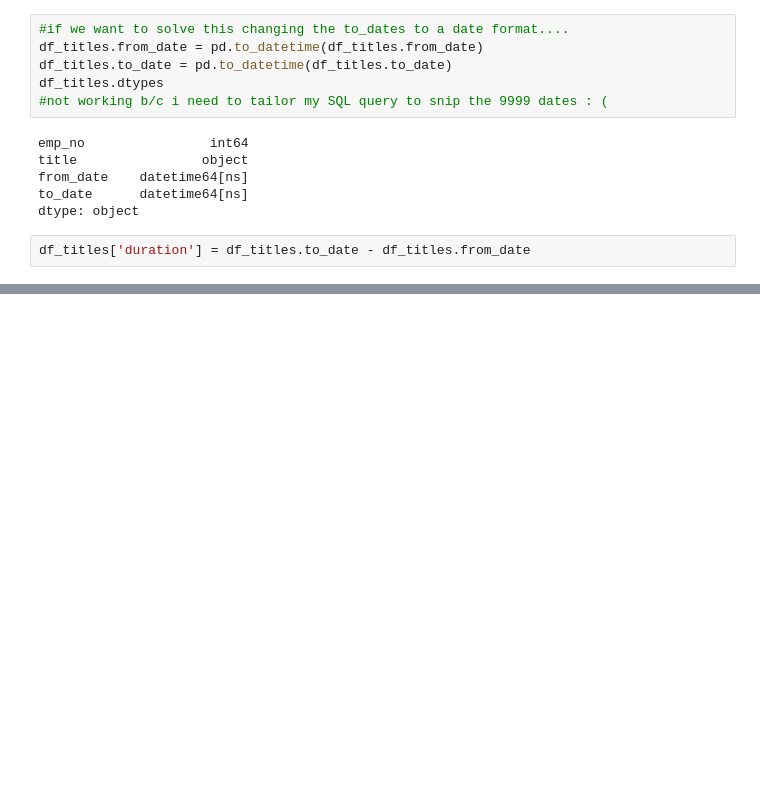
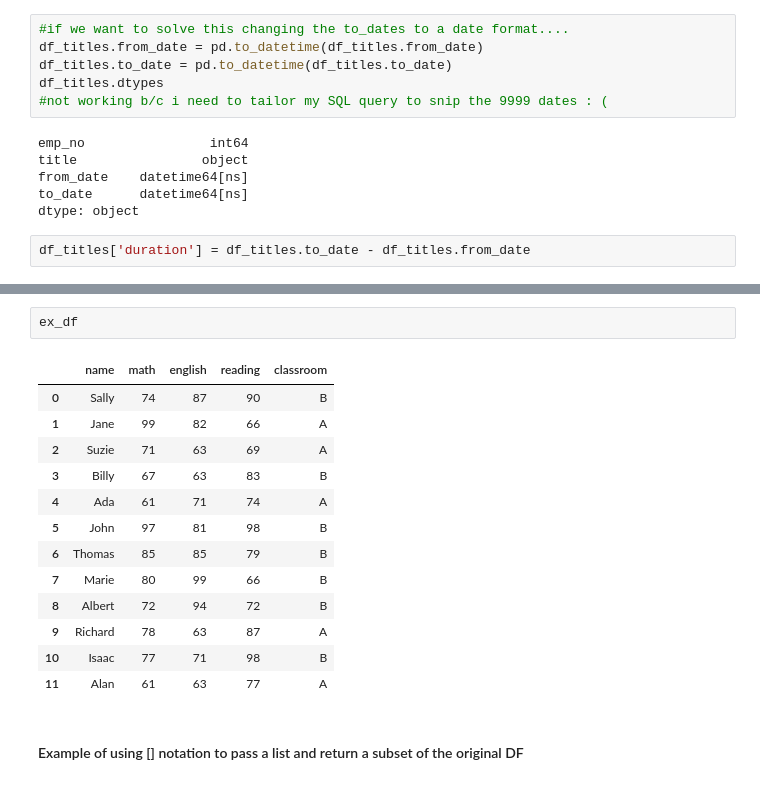
Before and after one commit to brianclements03/numpy-pandas-visualization-exercises, a Jupyter notebook: MY_advanced_dataframes_notes.ipynb, the cells around one changed output, grey strips where cells are left out. Drawn from its saved outputs; the diff is of its cells as text; blank space fills up the shorter version.

```diff
--- a/MY_advanced_dataframes_notes.ipynb
+++ b/MY_advanced_dataframes_notes.ipynb
@@ -417,0 +454,18 @@ df_titles
+# %%
+ex_df
+# %% [output]
+|  | name | math | english | reading | classroom |
+| 0 | Sally | 74 | 87 | 90 | B |
+| 1 | Jane | 99 | 82 | 66 | A |
+| 2 | Suzie | 71 | 63 | 69 | A |
+| 3 | Billy | 67 | 63 | 83 | B |
+| 4 | Ada | 61 | 71 | 74 | A |
+| 5 | John | 97 | 81 | 98 | B |
+| 6 | Thomas | 85 | 85 | 79 | B |
+| 7 | Marie | 80 | 99 | 66 | B |
+| 8 | Albert | 72 | 94 | 72 | B |
+| 9 | Richard | 78 | 63 | 87 | A |
+| 10 | Isaac | 77 | 71 | 98 | B |
+| 11 | Alan | 61 | 63 | 77 | A |
+# %% [markdown]
+#### Example of using [] notation to pass a list and return a subset of the original DF
```
Also changed, not shown: parts of 48 cells of this notebook.
